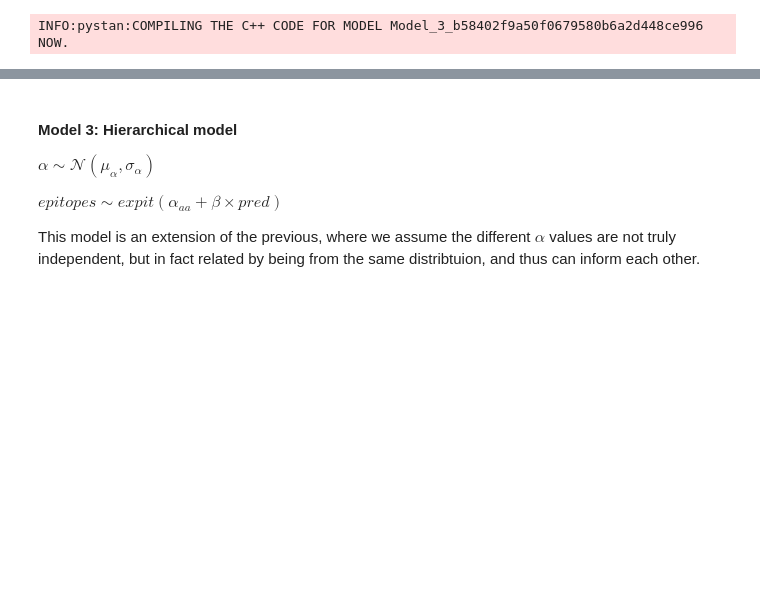
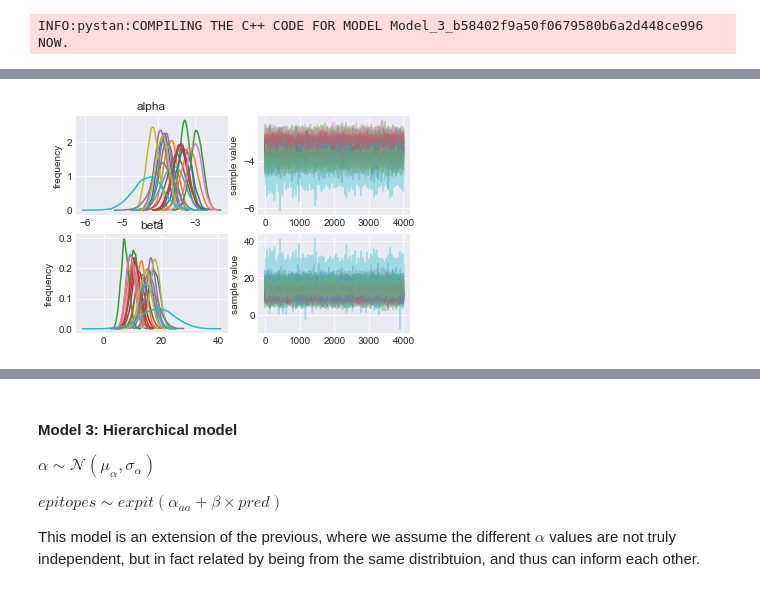
Before and after one commit to BirkirRey/BayesianBepipred, a Jupyter notebook: jakob_dennis/report_nissen_pohl.ipynb, the cells around one changed output, grey strips where cells are left out. Drawn from its saved outputs; the diff is of its cells as text; code cells hidden in the pictures; blank space fills up the shorter version.

```diff
--- a/jakob_dennis/report_nissen_pohl.ipynb
+++ b/jakob_dennis/report_nissen_pohl.ipynb
@@ -198,0 +220,4 @@ convergence, Rhat=1).
+# %%
+fit_3.plot()
+plt.show()
+# %% [output]
@@ -199,3 +225,4 @@ convergence, Rhat=1).
+[figure, added]
 # %%
 # Calculate PSIS-LOO
 extract_3 = fit_3.extract()
```
Also changed, not shown: parts of 6 cells of this notebook.
